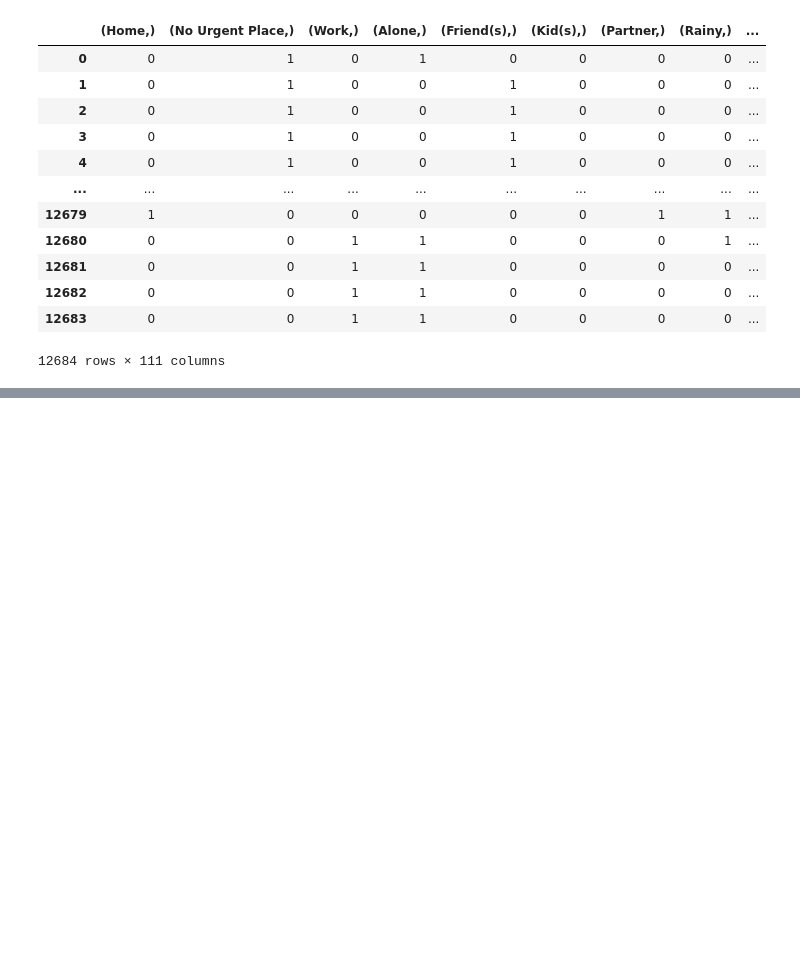
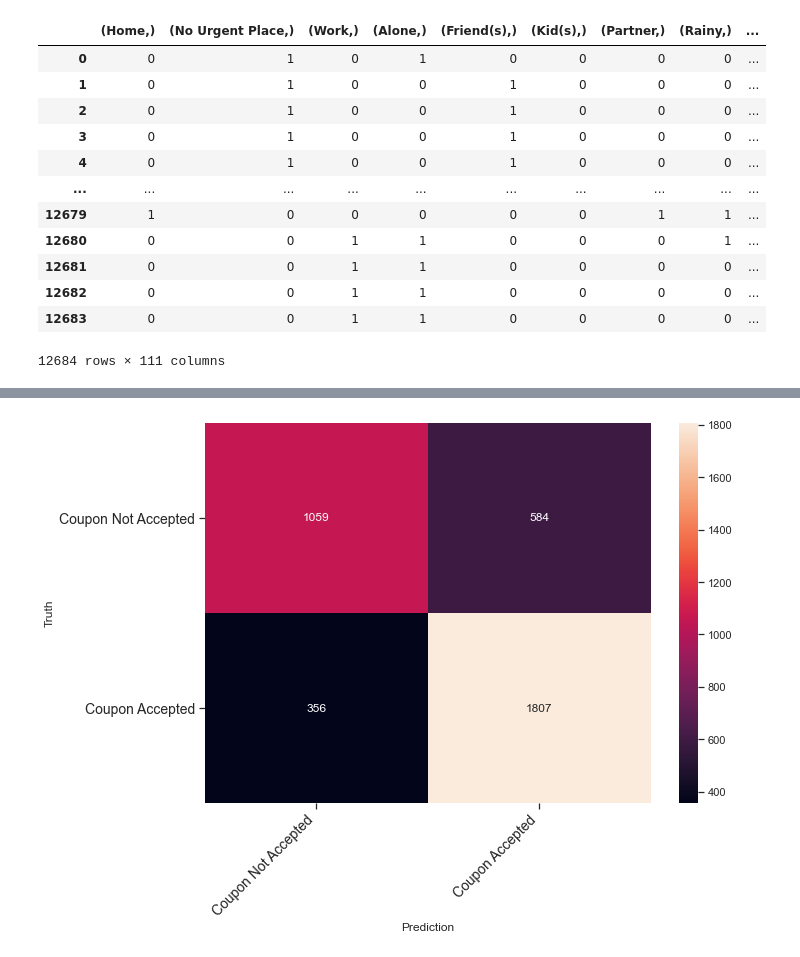
Before and after one commit to MaryamKarrabi-eng/DataMining, a Jupyter notebook: In-Vehicle Coupon Recommendation.ipynb, the cells around one changed output, grey strips where cells are left out. Cells and saved outputs as stored; diff of their text form; code cells hidden in the pictures; blank space fills up the shorter version.

```diff
--- a/In-Vehicle Coupon Recommendation.ipynb
+++ b/In-Vehicle Coupon Recommendation.ipynb
@@ -195,0 +202,13 @@ df_final
+# %%
+#split data into training and test set
+from sklearn.model_selection import train_test_split
+
+train_set, test_set = train_test_split(df_final, test_size=.3, random_state=42, shuffle=True, stratify=df_final['Y'])
+# %%
+#Creating the Dependent Feature Matrix
+X_train = train_set.iloc[:, :-1].values
+X_test = test_set.iloc[:, :-1].values
+
+#Creating the Independent Vector
+y_train = train_set.iloc[:, -1].values
+y_test = test_set.iloc[:, -1].values
@@ -195,0 +309,7 @@ df_final
+# %%
+SVM = SVC(kernel="rbf", random_state=None, probability=True, cache_size=500, gamma=0.1).fit(X_train, y_train)
+
+#Predict the response for test dataset
+y_pred_SVM = SVM.predict(X_test)
+
+print(classification_report(y_test, y_pred_SVM))
@@ -195,0 +325,5 @@ df_final
+# %%
+from sklearn.metrics import confusion_matrix
+
+cm_SVM = confusion_matrix(y_test,y_pred_SVM)
+pd.crosstab(y_test, y_pred_SVM, rownames = ['Truth'], colnames =['Predicted'], margins = True)
@@ -195,0 +336,18 @@ df_final
+# %%
+def print_confusion_matrix(confusion_matrix, class_names, figsize = (10,7), fontsize=14):
+    df_cm = pd.DataFrame(
+        confusion_matrix, index=class_names, columns=class_names,
+    )
+    fig = plt.figure(figsize=figsize)
+    try:
+        heatmap = sns.heatmap(df_cm, annot=True, fmt="d")
+    except ValueError:
+        raise ValueError("Confusion matrix values must be integers.")
+    heatmap.yaxis.set_ticklabels(heatmap.yaxis.get_ticklabels(), rotation=0, ha='right', fontsize=fontsize)
+    heatmap.xaxis.set_ticklabels(heatmap.xaxis.get_ticklabels(), rotation=45, ha='right', fontsize=fontsize)
+    plt.ylabel('Truth')
+    plt.xlabel('Prediction')
+
+print_confusion_matrix(cm_SVM,["Coupon Not Accepted", "Coupon Accepted"])
+# %% [output]
+[figure, added]
```
Also changed, not shown: parts of 21 cells of this notebook, 2 other files.
